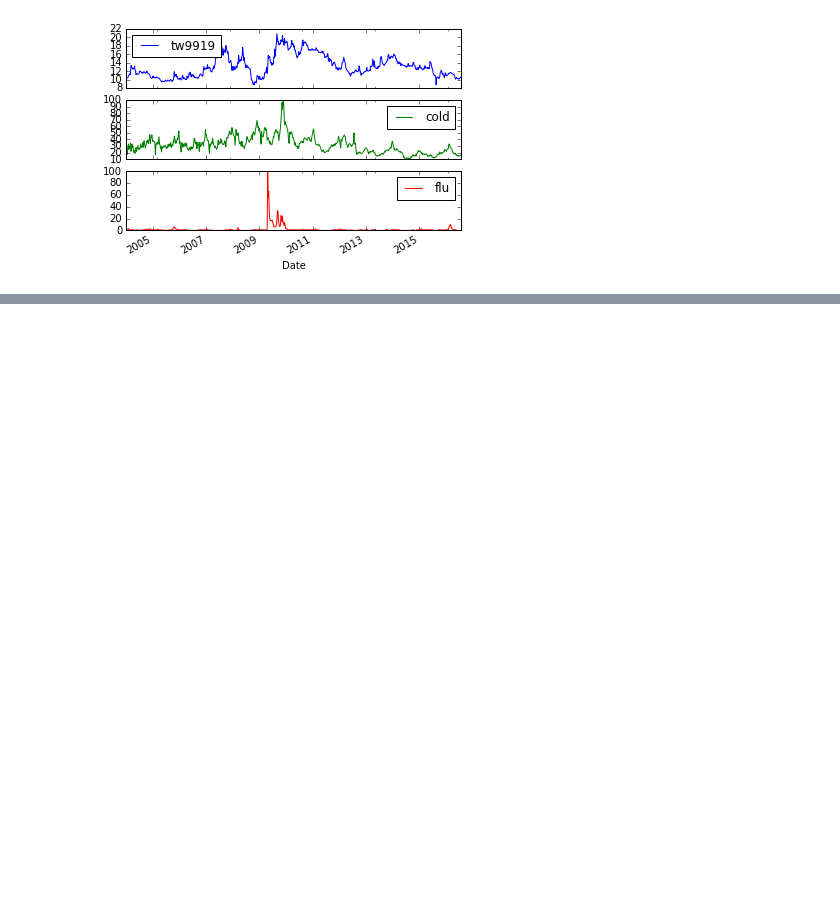
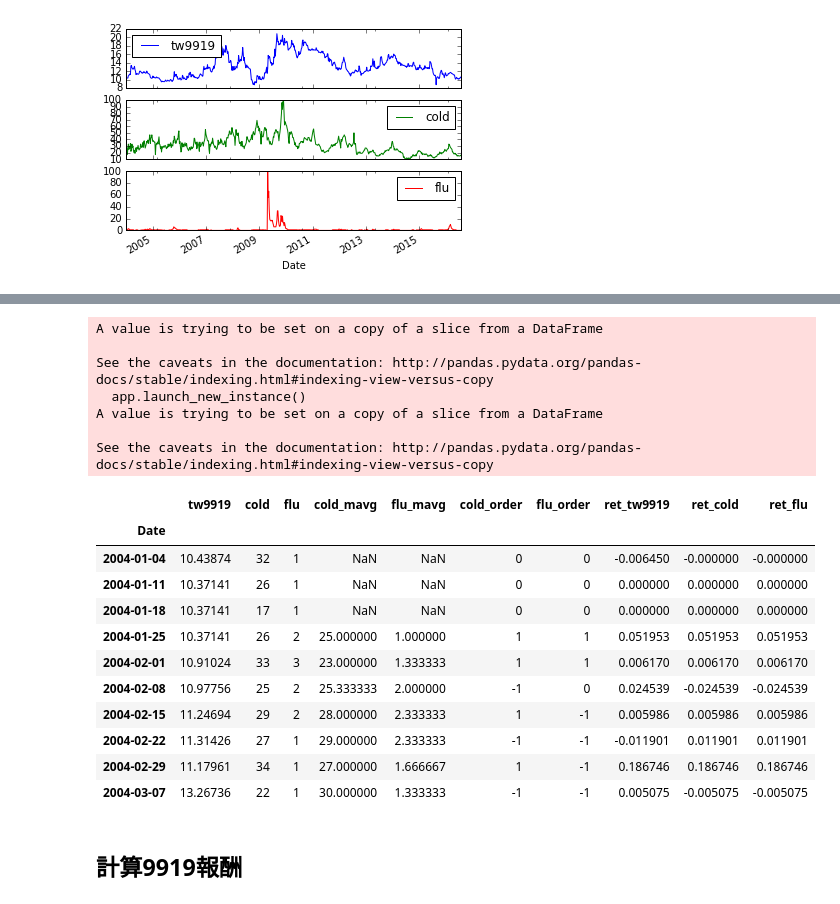
Before and after one commit to ywchiu/pyfintech, a Jupyter notebook: 20160806Demo.ipynb, the cells around one changed output, grey strips where cells are left out. Cells and saved outputs as stored; diff of their text form; code cells hidden in the pictures; blank space fills up the shorter version.

```diff
--- a/20160806Demo.ipynb
+++ b/20160806Demo.ipynb
@@ -431,0 +468,4 @@ array([<matplotlib.axes._subplots.AxesSubplot object at 0x...>,
+# %%
+data['flu_mavg'] = data.flu_mavg.shift(1)
+data['cold_mavg'] = data.cold_mavg.shift(1)
+data.head(10)
@@ -431,0 +497,7 @@ array([<matplotlib.axes._subplots.AxesSubplot object at 0x...>,
+# %%
+data['cold_order'] = 0
+# 黃金交叉做多
+data['cold_order'][data.cold > data.cold_mavg] = 1
+# 死亡交叉做空
+data['cold_order'][data.cold < data.cold_mavg] = -1
+data.head(10)
@@ -431,0 +537,29 @@ array([<matplotlib.axes._subplots.AxesSubplot object at 0x...>,
+# %%
+data['flu_order'] = 0
+# 黃金交叉做多
+data['flu_order'][data.flu > data.flu_mavg] = 1
+# 死亡交叉做空
+data['flu_order'][data.flu < data.flu_mavg] = -1
+data.head(10)
+# %% [output]
+A value is trying to be set on a copy of a slice from a DataFrame
+
+See the caveats in the documentation: http://pandas.pydata.org/pandas-docs/stable/indexing.html#indexing-view-versus-copy
+  app.launch_new_instance()
+A value is trying to be set on a copy of a slice from a DataFrame
+
+See the caveats in the documentation: http://pandas.pydata.org/pandas-docs/stable/indexing.html#indexing-view-versus-copy
+|  | tw9919 | cold | flu | cold_mavg | flu_mavg | cold_order | flu_order | ret_tw9919 | ret_cold | ret_flu |
+| Date |  |  |  |  |  |  |  |  |  |  |
+| 2004-01-04 | 10.43874 | 32 | 1 | NaN | NaN | 0 | 0 | -0.006450 | -0.000000 | -0.000000 |
+| 2004-01-11 | 10.37141 | 26 | 1 | NaN | NaN | 0 | 0 | 0.000000 | 0.000000 | 0.000000 |
+| 2004-01-18 | 10.37141 | 17 | 1 | NaN | NaN | 0 | 0 | 0.000000 | 0.000000 | 0.000000 |
+| 2004-01-25 | 10.37141 | 26 | 2 | 25.000000 | 1.000000 | 1 | 1 | 0.051953 | 0.051953 | 0.051953 |
+| 2004-02-01 | 10.91024 | 33 | 3 | 23.000000 | 1.333333 | 1 | 1 | 0.006170 | 0.006170 | 0.006170 |
+| 2004-02-08 | 10.97756 | 25 | 2 | 25.333333 | 2.000000 | -1 | 0 | 0.024539 | -0.024539 | -0.024539 |
+| 2004-02-15 | 11.24694 | 29 | 2 | 28.000000 | 2.333333 | 1 | -1 | 0.005986 | 0.005986 | 0.005986 |
+| 2004-02-22 | 11.31426 | 27 | 1 | 29.000000 | 2.333333 | -1 | -1 | -0.011901 | 0.011901 | 0.011901 |
+| 2004-02-29 | 11.17961 | 34 | 1 | 27.000000 | 1.666667 | 1 | -1 | 0.186746 | 0.186746 | 0.186746 |
+| 2004-03-07 | 13.26736 | 22 | 1 | 30.000000 | 1.333333 | -1 | -1 | 0.005075 | -0.005075 | -0.005075 |
+# %% [markdown]
+## 計算9919報酬
```
Also changed, not shown: parts of 16 cells of this notebook.
